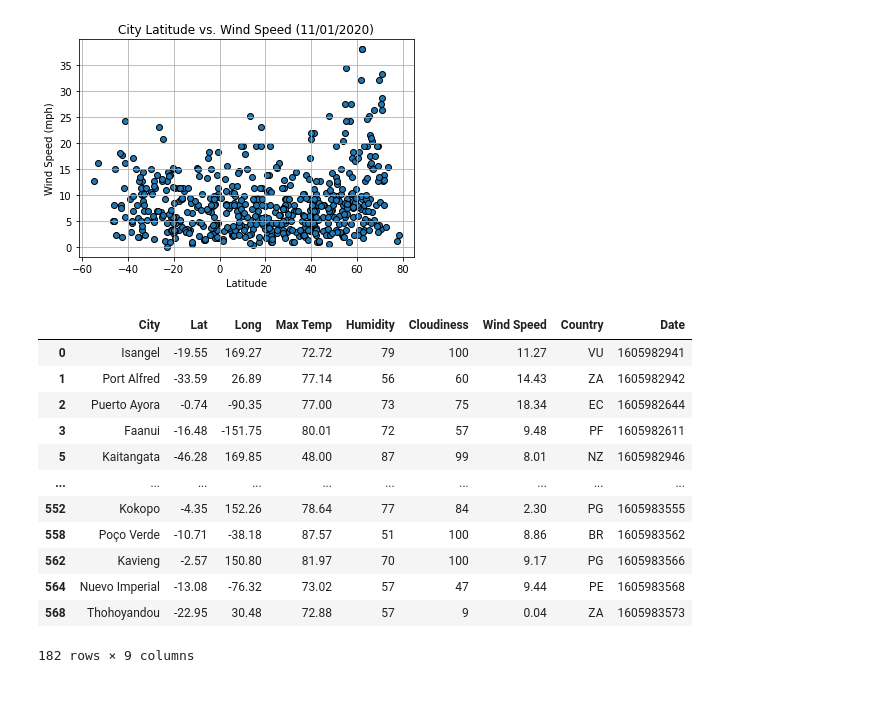
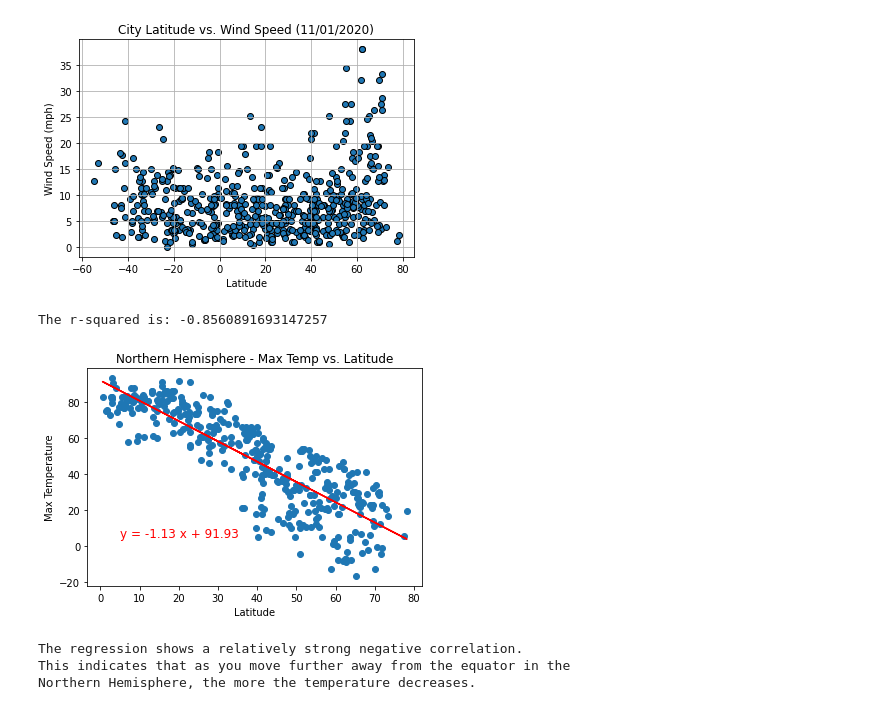
Before and after one commit to TrentELittle/Python-Api-Challenge, a Jupyter notebook: WeatherPy.ipynb, the cells around one changed output. Cells and saved outputs as stored; diff of their text form; code cells hidden in the pictures.

Commit message:
completed linear regressions

```diff
--- a/WeatherPy.ipynb
+++ b/WeatherPy.ipynb
@@ -204,21 +204,29 @@ plt.savefig(r'..\python-api-challenge\output_data\latXwind.png')
 # %%
 # -----------------Linear Regression-------------------------
 # %%
-# Create two differnet dataframes by separating original by norther and souther hemispheres
+# Create two different dataframes by separating original by norther and souther hemispheres
 north_df = city_df.loc[pd.to_numeric(city_df["Lat"]).astype(float)>0, :]
 south_df = city_df.loc[pd.to_numeric(city_df["Lat"]).astype(float)<0, :]
-south_df
-# %% [output]
-|  | City | Lat | Long | Max Temp | Humidity | Cloudiness | Wind Speed | Country | Date |
-| 0 | Isangel | -19.55 | 169.27 | 72.72 | 79 | 100 | 11.27 | VU | 1605982941 |
-| 1 | Port Alfred | -33.59 | 26.89 | 77.14 | 56 | 60 | 14.43 | ZA | 1605982942 |
-| 2 | Puerto Ayora | -0.74 | -90.35 | 77.00 | 73 | 75 | 18.34 | EC | 1605982644 |
-| 3 | Faanui | -16.48 | -151.75 | 80.01 | 72 | 57 | 9.48 | PF | 1605982611 |
-| 5 | Kaitangata | -46.28 | 169.85 | 48.00 | 87 | 99 | 8.01 | NZ | 1605982946 |
-| ... | ... | ... | ... | ... | ... | ... | ... | ... | ... |
-| 552 | Kokopo | -4.35 | 152.26 | 78.64 | 77 | 84 | 2.30 | PG | 1605983555 |
-| 558 | Poço Verde | -10.71 | -38.18 | 87.57 | 51 | 100 | 8.86 | BR | 1605983562 |
-| 562 | Kavieng | -2.57 | 150.80 | 81.97 | 70 | 100 | 9.17 | PG | 1605983566 |
-| 564 | Nuevo Imperial | -13.08 | -76.32 | 73.02 | 57 | 47 | 9.44 | PE | 1605983568 |
-| 568 | Thohoyandou | -22.95 | 30.48 | 72.88 | 57 | 9 | 0.04 | ZA | 1605983573 |
-182 rows × 9 columns
+# %%
+# Northern Hemisphere - Max Temp vs Latitude
+(slope, intercept, rvalue, pvalue, stderr) = linregress(north_df["Lat"], north_df["Max Temp"])
+regression = north_df["Lat"] * slope + intercept
+equation = f"y = {round(slope, 2)} x + {round(intercept, 2)}"
+plt.scatter(north_df["Lat"], north_df["Max Temp"])
+plt.plot(north_df["Lat"], regression, "r-")
+plt.annotate(equation, (5,5), fontsize=12, color = "red")
+plt.xlabel("Latitude")
+plt.ylabel("Max Temperature")
+plt.title("Northern Hemisphere - Max Temp vs. Latitude")
+
+print(f"The r-squared is: {rvalue}")
+plt.show()
+print("The regression shows a relatively strong negative correlation."
+      f"\nThis indicates that as you move further away from the equator in the"
+      f"\nNorthern Hemisphere, the more the temperature decreases.")
+# %% [output]
+The r-squared is: -0.8560891693147257
+[figure, added]
+The regression shows a relatively strong negative correlation.
+This indicates that as you move further away from the equator in the
+Northern Hemisphere, the more the temperature decreases.
```
Also changed, not shown: parts of 7 cells of this notebook.
